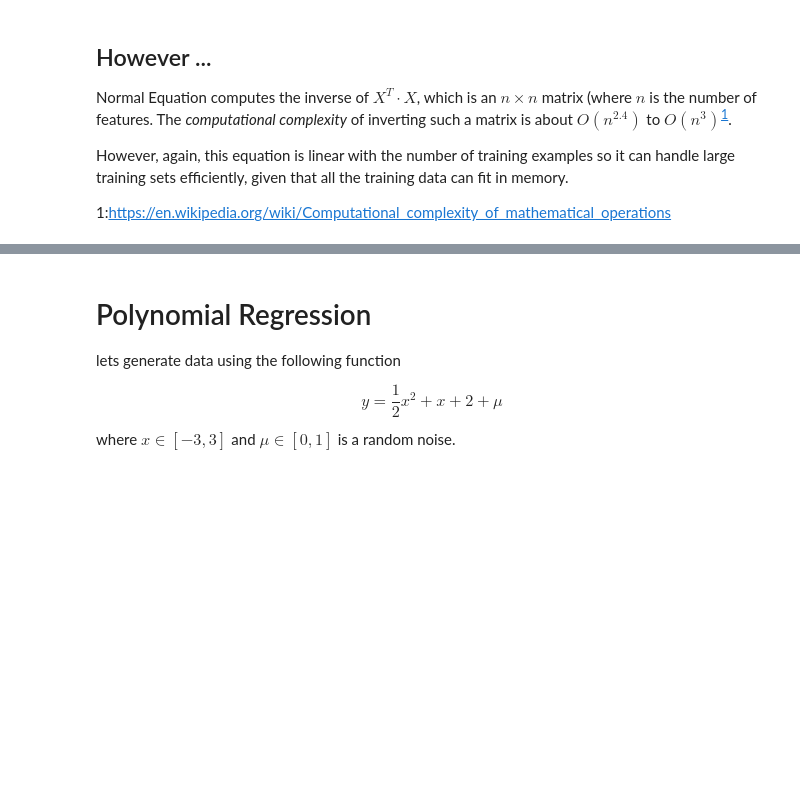
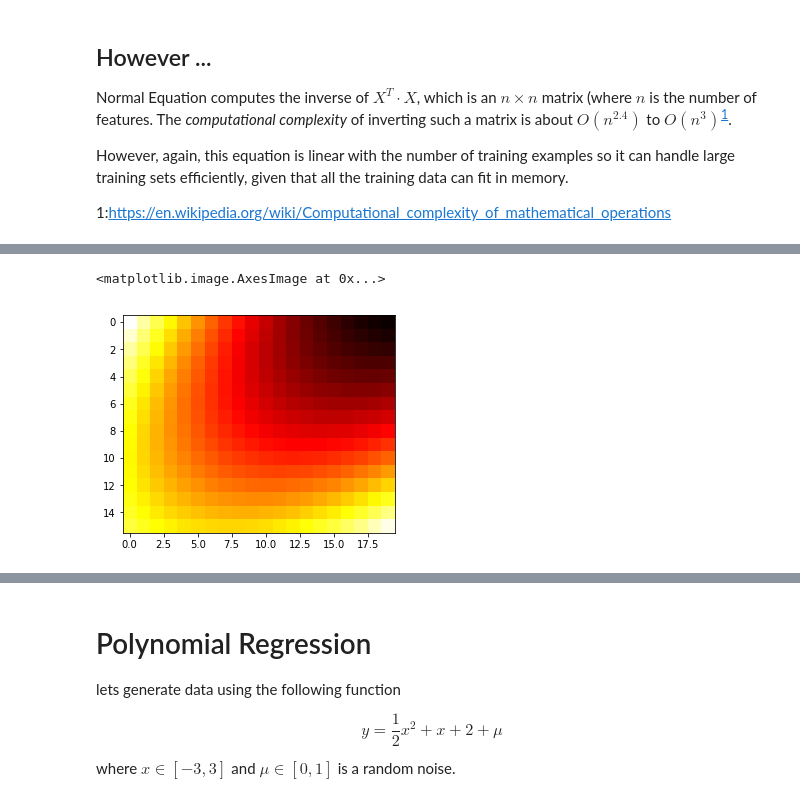
Before and after one commit to YingzhiGou/AI-Meetup-Decision-Systems-Lab-UOW, a Jupyter notebook: tutorial/machine_learning_with_python/03_closer_look_at_training.ipynb, the cells around one changed output, grey strips where cells are left out. Cells and saved outputs as stored; diff of their text form; code cells hidden in the pictures; blank space fills up the shorter version.

```diff
--- a/tutorial/machine_learning_with_python/03_closer_look_at_training.ipynb
+++ b/tutorial/machine_learning_with_python/03_closer_look_at_training.ipynb
@@ -188,0 +200,12 @@ plt.show()
+# %%
+# simple a grad for heat map
+cell_size = 0.1
+theta_0s = np.arange(2.5, 4.5, cell_size)
+theta_1s = np.arange(2.3, 3.9, cell_size)
+m = len(X_b)
+mses = [[np.mean(np.power(X_b.dot([theta_0, theta_1])-y, 2)) for theta_0 in theta_0s] for theta_1 in theta_1s]
+mses = np.array(mses)
+plt.imshow(mses, cmap='hot', interpolation="nearest")
+# %% [output]
+<matplotlib.image.AxesImage at 0x...>
+[figure, added]
```
Also changed, not shown: parts of 22 cells of this notebook.
